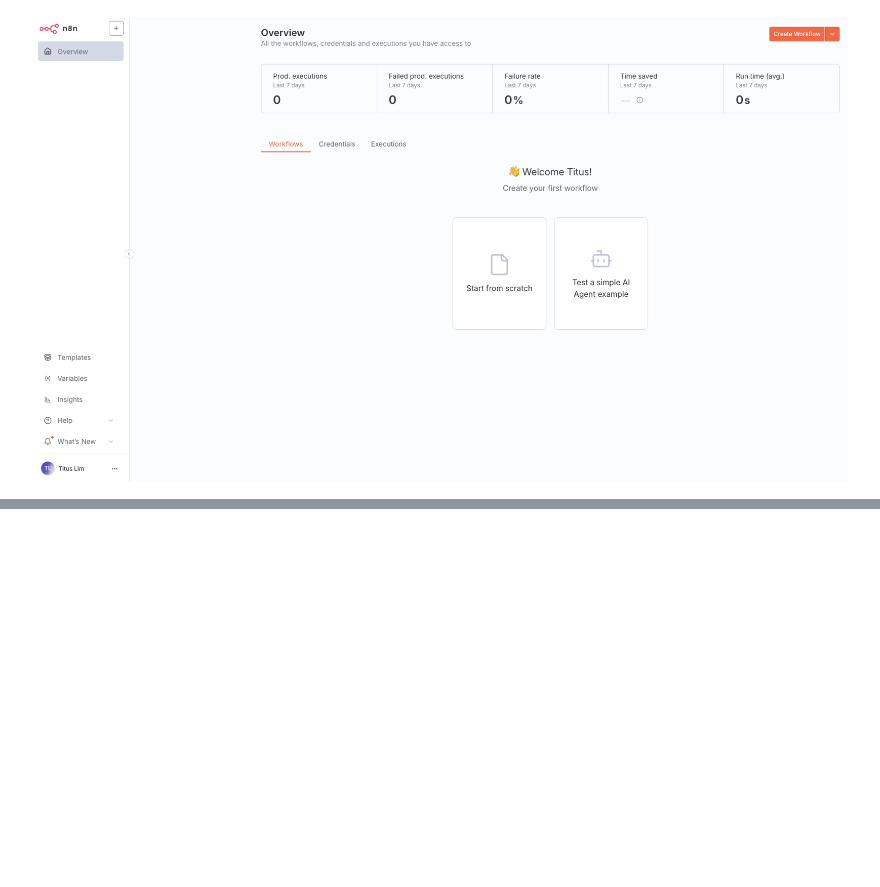
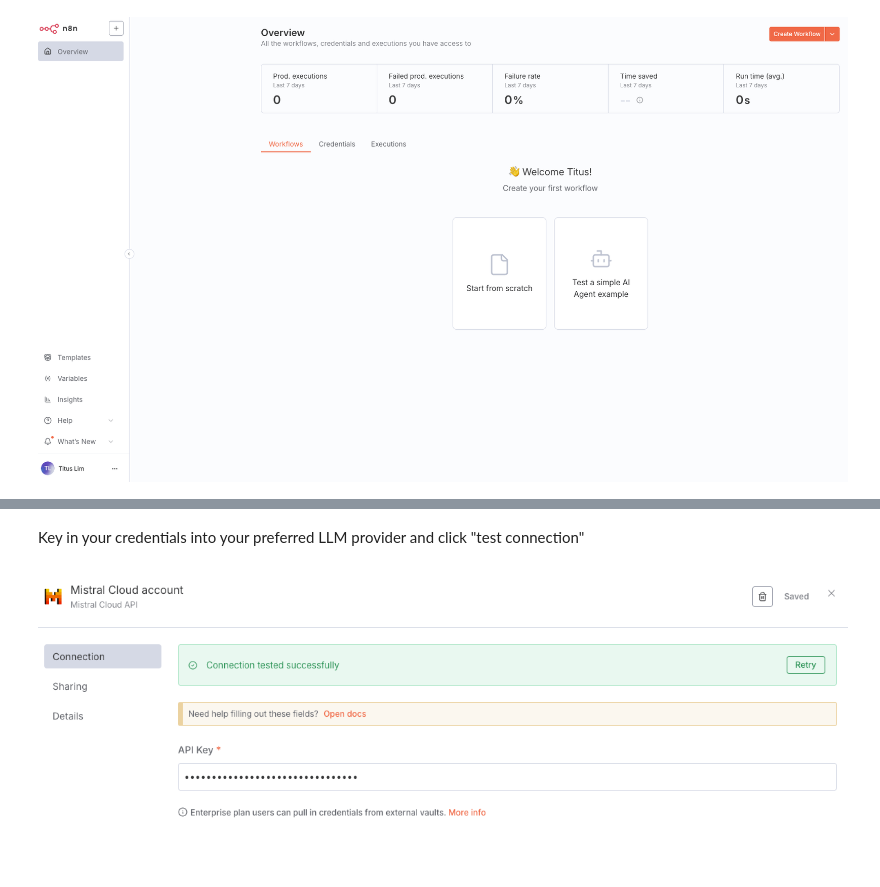
Before and after one commit to tituslhy/n8n-playground, a Jupyter notebook: notebooks/2. building_your_agents.ipynb, the cells around one changed output, grey strips where cells are left out. Drawn from its saved outputs; the diff is of its cells as text; code cells hidden in the pictures; blank space fills up the shorter version.

```diff
--- a/notebooks/2. building_your_agents.ipynb
+++ b/notebooks/2. building_your_agents.ipynb
@@ -14,0 +29,6 @@ display(Image("../images/1. n8n_home.png"))
+# %% [markdown]
+Key in your credentials into your preferred LLM provider and click "test connection"
+# %%
+display(Image("../images/4. Test connection.png"))
+# %% [output]
+[figure, added]
```
Also changed, not shown: parts of 44 cells of this notebook, 14 other files.
